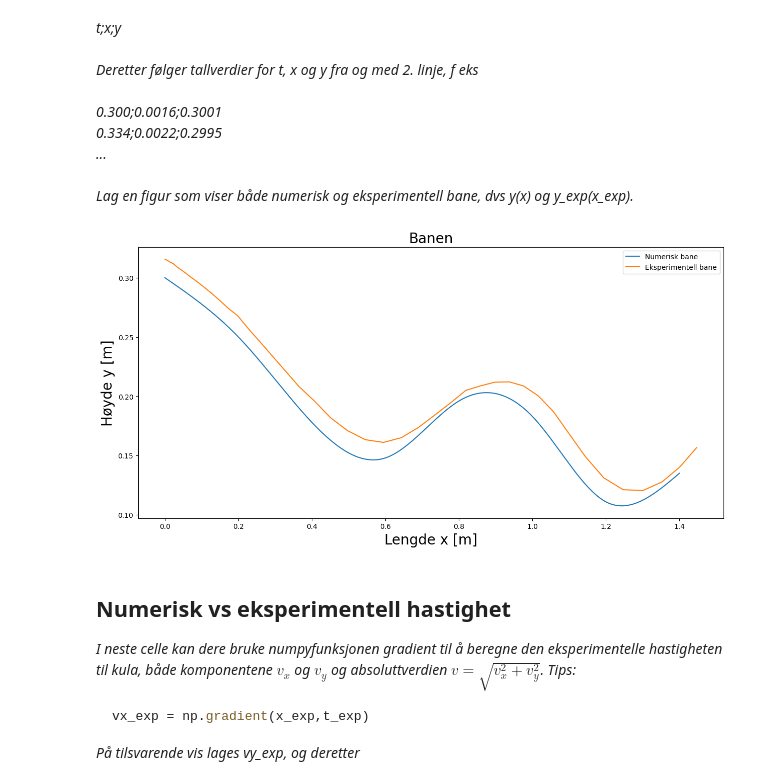
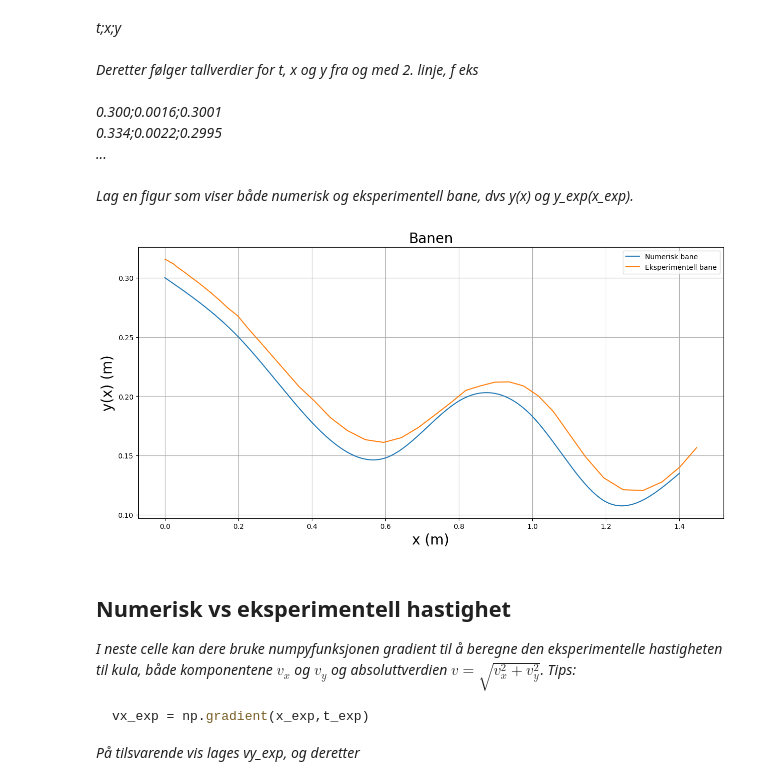
Before and after one commit to theodorklauritzen/TFY4115_lab, a Jupyter notebook: Rapport.ipynb, the cells around one changed output. Drawn from its saved outputs; the diff is of its cells as text; code cells hidden in the pictures.

```diff
--- a/Rapport.ipynb
+++ b/Rapport.ipynb
@@ -269,25 +276,26 @@ Lag en figur som viser både numerisk og eksperimentell bane, dvs y(x) og y_exp(
 # %%
 #Innlesing av eksperimentelle verdier for t, x og y
 import pandas as pd
 data=pd.read_csv("kule6.txt",sep=";")
 t_exp=np.array(data["t"])
 x_exp=np.array(data["x"])
 y_exp=np.array(data["y"])
 
 #Plotting av numerisk og eksperimentell bane
 fig, ax1 = plt.subplots(1, figsize=(15, heightSpacer))
 
 ax1.plot(x, y, label="Numerisk bane")
 ax1.plot(x_exp, y_exp, label="Eksperimentell bane")
 
 ax1.set_title("Banen", fontsize=fontsize)
-ax1.set_ylabel("Høyde y [m]", fontsize=fontsize)
-ax1.set_xlabel("Lengde x [m]", fontsize=fontsize)
+ax1.set_ylabel("y(x) (m)", fontsize=fontsize)
+ax1.set_xlabel("x (m)", fontsize=fontsize)
+ax1.grid()
 ax1.legend()
 
 plt.show()
 # %% [output]
-[figure, old version]
+[figure, new version]
 # %% [markdown]
 ## Numerisk vs eksperimentell hastighet
 
```
Also changed, not shown: parts of 8 cells of this notebook.
